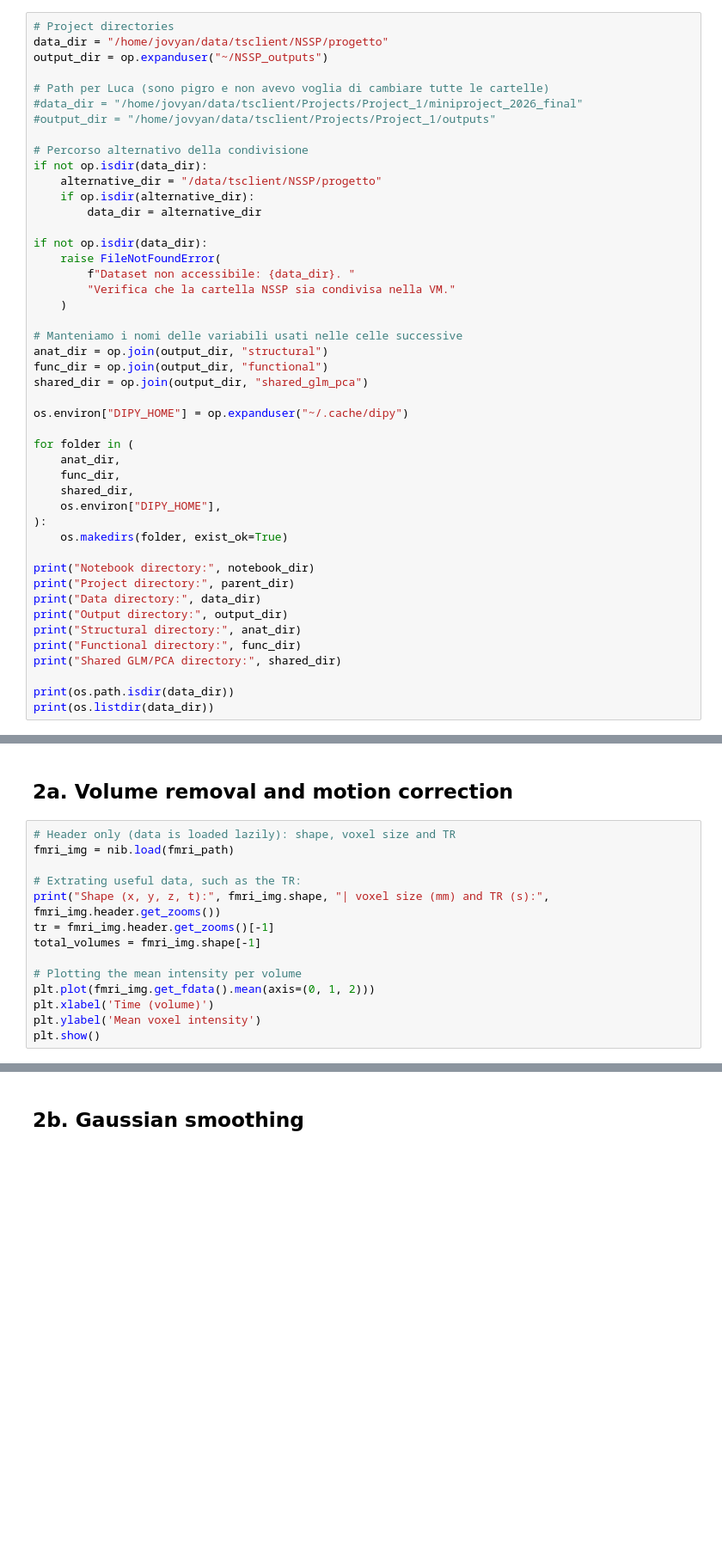
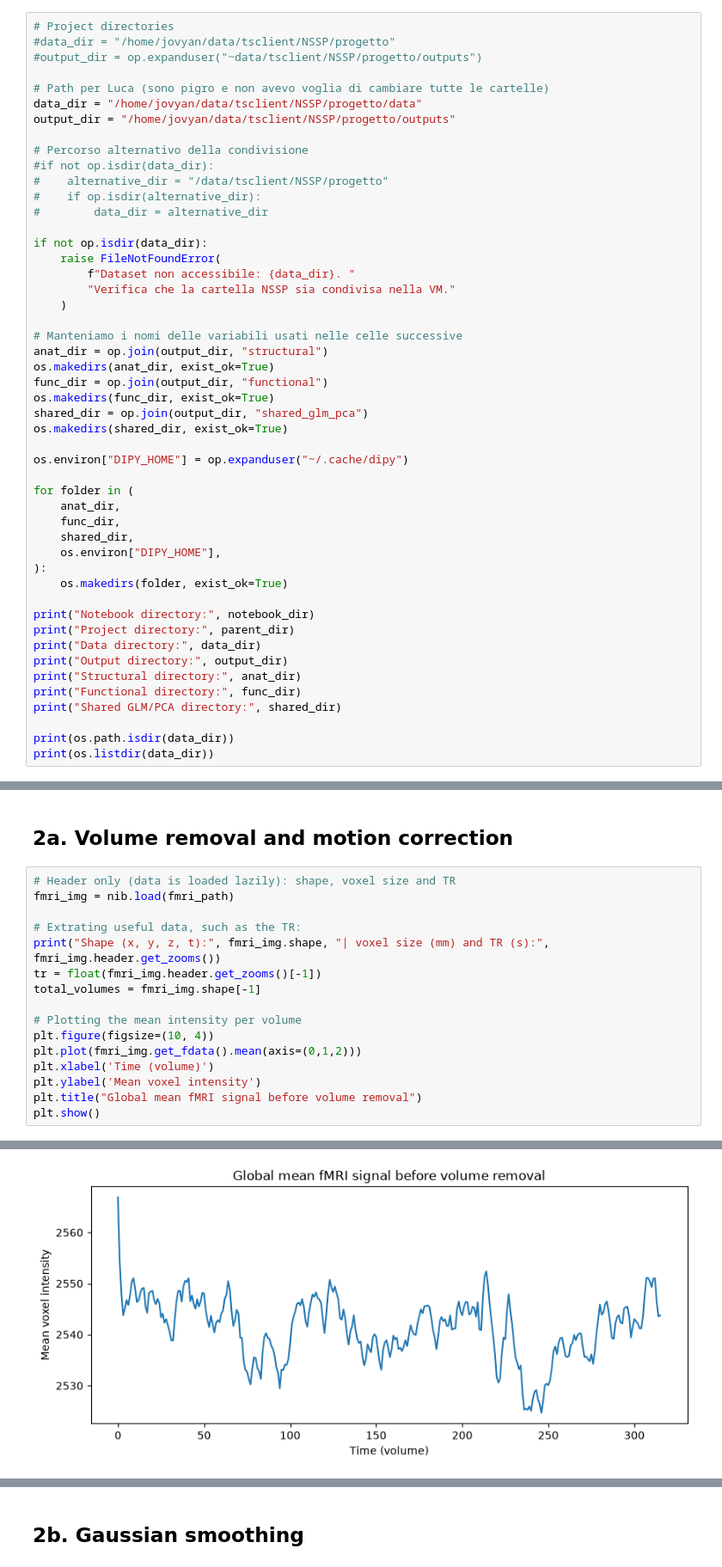
Before and after one commit to riccardobonagura/NSSP_project_1, a Jupyter notebook: notebooks/Part1_GLM.ipynb, the cells around one changed output, grey strips where cells are left out. Shown at 86% size. Cells and saved outputs as stored; diff of their text form; blank space fills up the shorter version.

```diff
--- a/notebooks/Part1_GLM.ipynb
+++ b/notebooks/Part1_GLM.ipynb
@@ -48,18 +48,18 @@ fsleyesDisplay.show()
 ## Setting all the paths
 # %%
 # Project directories
-data_dir = "/home/jovyan/data/tsclient/NSSP/progetto"
-output_dir = op.expanduser("~/NSSP_outputs")
+#data_dir = "/home/jovyan/data/tsclient/NSSP/progetto"
+#output_dir = op.expanduser("~data/tsclient/NSSP/progetto/outputs")
 
 # Path per Luca (sono pigro e non avevo voglia di cambiare tutte le cartelle)
-#data_dir = "/home/jovyan/data/tsclient/Projects/Project_1/miniproject_2026_final"
-#output_dir = "/home/jovyan/data/tsclient/Projects/Project_1/outputs"
+data_dir = "/home/jovyan/data/tsclient/NSSP/progetto/data"
+output_dir = "/home/jovyan/data/tsclient/NSSP/progetto/outputs"
 
 # Percorso alternativo della condivisione
-if not op.isdir(data_dir):
-    alternative_dir = "/data/tsclient/NSSP/progetto"
-    if op.isdir(alternative_dir):
-        data_dir = alternative_dir
+#if not op.isdir(data_dir):
+#    alternative_dir = "/data/tsclient/NSSP/progetto"
+#    if op.isdir(alternative_dir):
+#        data_dir = alternative_dir
 
 if not op.isdir(data_dir):
     raise FileNotFoundError(
@@ -69,8 +69,11 @@ if not op.isdir(data_dir):
 
 # Manteniamo i nomi delle variabili usati nelle celle successive
 anat_dir = op.join(output_dir, "structural")
+os.makedirs(anat_dir, exist_ok=True)
 func_dir = op.join(output_dir, "functional")
+os.makedirs(func_dir, exist_ok=True)
 shared_dir = op.join(output_dir, "shared_glm_pca")
+os.makedirs(shared_dir, exist_ok=True)
 
 os.environ["DIPY_HOME"] = op.expanduser("~/.cache/dipy")
 
@@ -246,11 +263,14 @@ fmri_img = nib.load(fmri_path)
 
 # Extrating useful data, such as the TR:
 print("Shape (x, y, z, t):", fmri_img.shape, "| voxel size (mm) and TR (s):", fmri_img.header.get_zooms())
-tr = fmri_img.header.get_zooms()[-1]
+tr = float(fmri_img.header.get_zooms()[-1])
 total_volumes = fmri_img.shape[-1]
 
 # Plotting the mean intensity per volume
-plt.plot(fmri_img.get_fdata().mean(axis=(0, 1, 2)))
+plt.figure(figsize=(10, 4))
+plt.plot(fmri_img.get_fdata().mean(axis=(0,1,2)))
 plt.xlabel('Time (volume)')
 plt.ylabel('Mean voxel intensity')
+plt.title("Global mean fMRI signal before volume removal")
 plt.show()
+# %% [output]
@@ -257,3 +278,4 @@ plt.show()
+[figure, added]
 # %%
 # Defining the output target
 settled = op.join(func_dir, "tfMRI_LANGUAGE_LR_settled.nii.gz")
```
Also changed, not shown: parts of 20 cells of this notebook, 1 other file.
